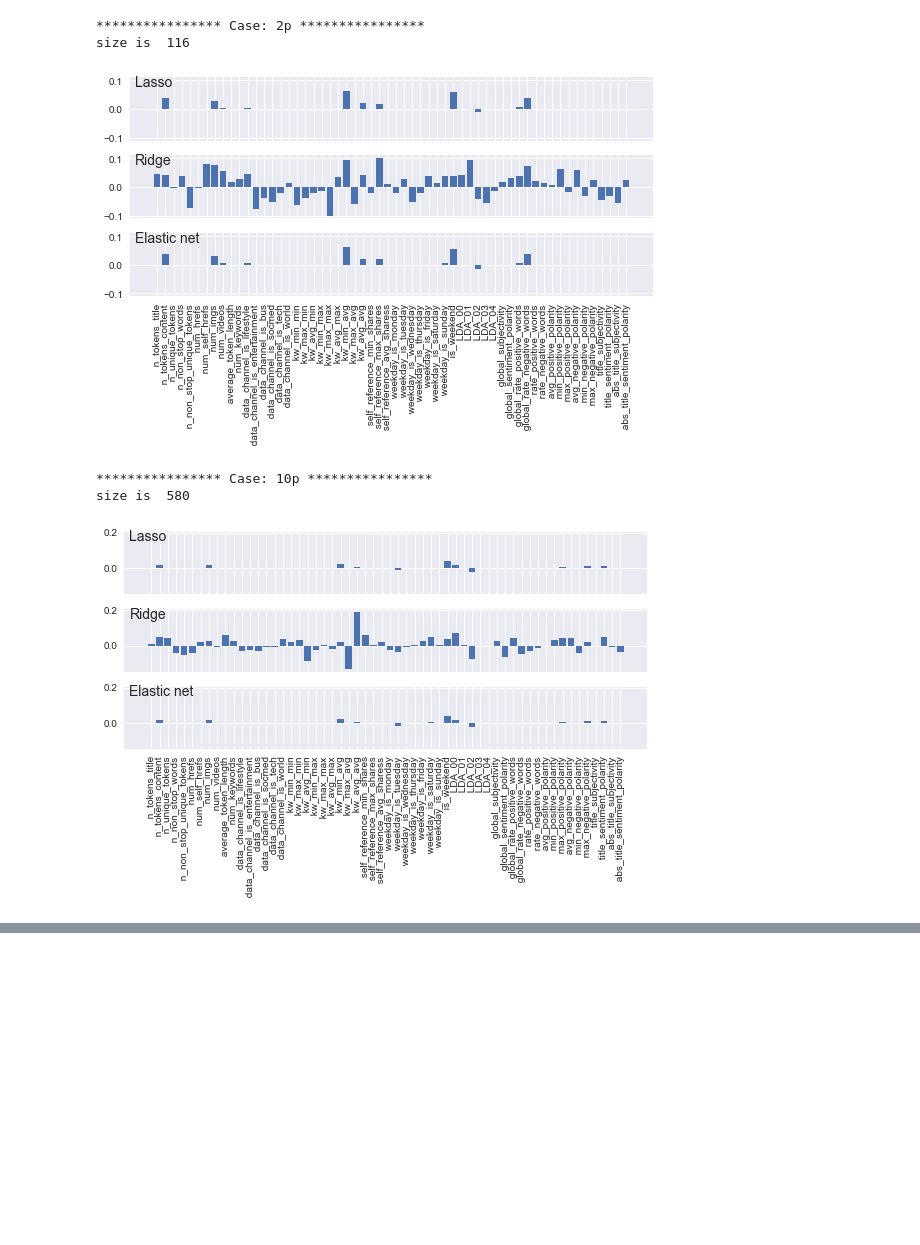
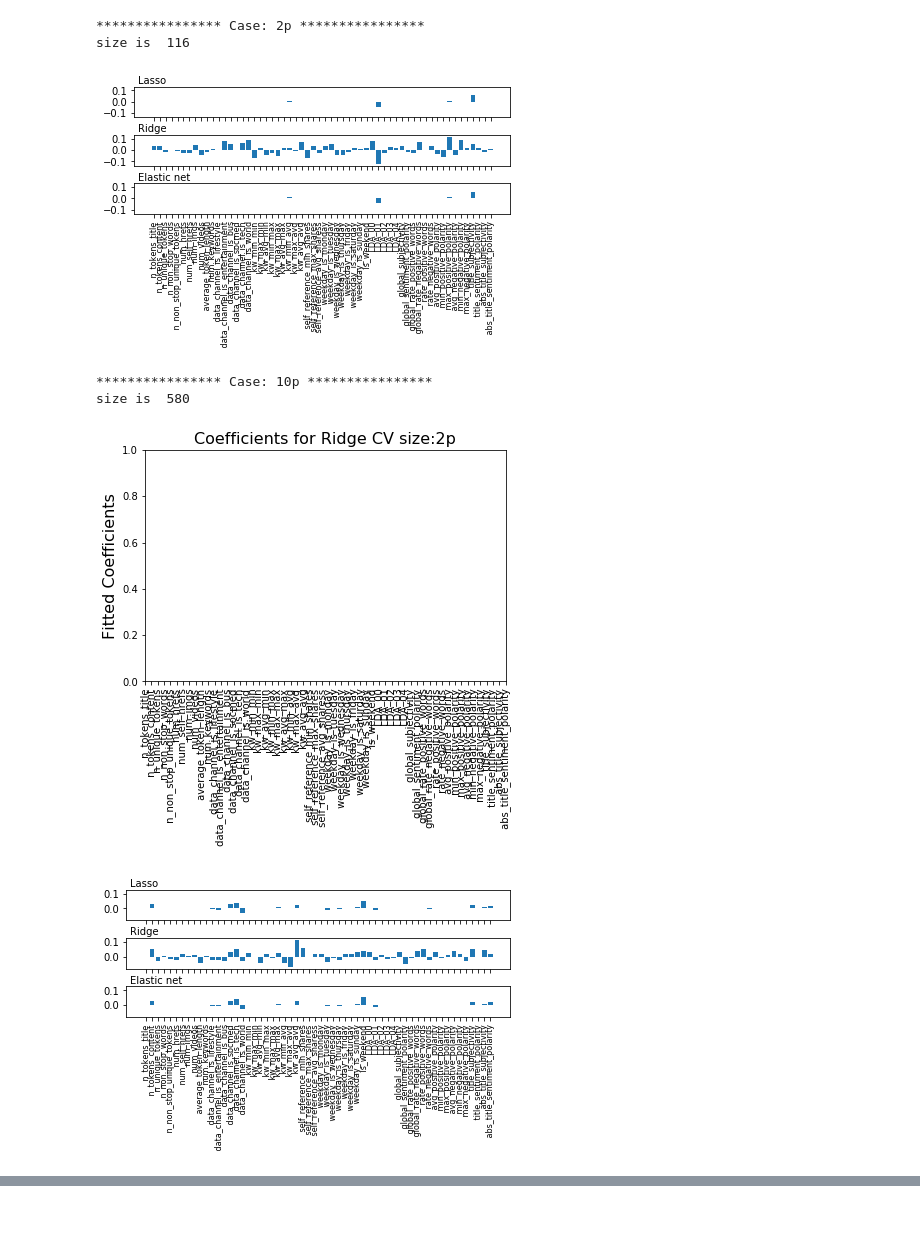
Before and after one commit to ashukla02/online-news-popularity-prediction, a Jupyter notebook: 3d.ipynb, the cells around one changed output, grey strips where cells are left out. Saved outputs shown, nothing was run; the diff lists cells and outputs as text; code cells hidden in the pictures; blank space fills up the shorter version.

Commit message:
updated 3d to take entire dataset

```diff
--- a/3d.ipynb
+++ b/3d.ipynb
@@ -26,10 +26,10 @@ from sklearn.svm import SVC
 from IPython.display import HTML
 from IPython.display import display
 # %%
-fulldata = pd.read_csv('/Users/rigel/Course Docs/Fall-2018/MachineLearning/project/dataset/OnlineNewsPopularity/OnlineNewsPopularity.csv')
-data = fulldata.sample(n=700, random_state = 0)
-data.to_csv(path_or_buf ='/Users/rigel/Course Docs/Fall-2018/MachineLearning/project/dataset/OnlineNewsPopularity/OnlineNewsPopularitysample.csv' )
-data = data.drop(['url',' timedelta'],axis = 1)
+fulldata = pd.read_csv('OnlineNewsPopularity.csv')
+#data = fulldata.sample(n=700, random_state = 0)
+#data.to_csv(path_or_buf ='/Users/rigel/Course Docs/Fall-2018/MachineLearning/project/dataset/OnlineNewsPopularity/OnlineNewsPopularitysample.csv' )
+data = fulldata.drop(['url',' timedelta'],axis = 1)
 std_data = data.copy()
 for column in data.columns:
         if column!=' shares':
@@ -69,13 +70,13 @@ def lassocv(size,x_train, y_train, x_test):
     xlabels = list(x_train)
     return xlabels, list(clf.coef_)
 
-#     plt.bar(range(len(xlabels)), list(clf.coef_))
-#     plt.ylabel('Fitted Coefficients', fontsize=16)
-#     plt.xticks(range(len(xlabels)),xlabels, rotation='vertical', fontsize= 10)
-#     plt.title('Coefficients for LassoCV size:'+str(n_learn_size), fontsize= 16)
-#     plt.tight_layout()
-#     plt.savefig ("laaso-"+size+".png", dpi = 1200,pad_inches = 0)
-#     plt.show()
+    plt.bar(range(len(xlabels)), list(clf.coef_))
+    plt.ylabel('Fitted Coefficients', fontsize=12)
+    plt.xticks(range(len(xlabels)),xlabels, rotation='vertical', fontsize= 8)
+    plt.title('Coefficients for LassoCV size:'+str(n_learn_size), fontsize= 12)
+    plt.tight_layout()
+    plt.savefig ("laaso-"+size+".png", dpi = 1200,pad_inches = 0)
+    plt.show()
 
 def elastic_netcv(size,x_train, y_train, x_test):
 
@@ -84,13 +85,13 @@ def elastic_netcv(size,x_train, y_train, x_test):
     xlabels = list(x_train)
     return xlabels, list(clf.coef_)
 
-#     plt.bar(range(len(xlabels)), list(clf.coef_))
-#     plt.ylabel('Fitted Coefficients', fontsize=16)
-#     plt.xticks(range(len(xlabels)),xlabels, rotation='vertical', fontsize= 10)
-#     plt.title('Coefficients for Elastic Net size:'+str(n_learn_size), fontsize= 16)
-#     plt.tight_layout()
-#     plt.savefig ("elasticnet-"+size+".png", dpi = 1200,pad_inches = 0)
-#     plt.show()
+    plt.bar(range(len(xlabels)), list(clf.coef_))
+    plt.ylabel('Fitted Coefficients', fontsize=16)
+    plt.xticks(range(len(xlabels)),xlabels, rotation='vertical', fontsize= 10)
+    plt.title('Coefficients for Elastic Net size:'+str(n_learn_size), fontsize= 16)
+    plt.tight_layout()
+    plt.savefig ("elasticnet-"+size+".png", dpi = 1200,pad_inches = 0)
+    plt.show()
 
 def ridgecv(size,x_train, y_train, x_test):
     clf = RidgeCV()
@@ -98,52 +99,53 @@ def ridgecv(size,x_train, y_train, x_test):
     xlabels = list(x_train)
     return xlabels, list(clf.coef_)
 
-#     plt.bar(range(len(xlabels)), list(clf.coef_))
-#     plt.ylabel('Fitted Coefficients', fontsize=16)
-#     plt.xticks(range(len(xlabels)),xlabels, rotation='vertical', fontsize= 10)
-#     plt.title('Coefficients for Ridge CV size:'+str(n_learn_size), fontsize= 16)
-#     plt.tight_layout()
-#     plt.savefig ("ridgecv-"+size+".png", dpi = 1200,pad_inches = 0)
-#     plt.show()
+    plt.bar(range(len(xlabels)), list(clf.coef_))
+    plt.ylabel('Fitted Coefficients', fontsize=16)
+    plt.xticks(range(len(xlabels)),xlabels, rotation='vertical', fontsize= 10)
+    plt.title('Coefficients for Ridge CV size:'+str(n_learn_size), fontsize= 16)
+    plt.tight_layout()
+    plt.savefig ("ridgecv-"+size+".png", dpi = 1200,pad_inches = 0)
+    plt.show()
 
 
 for n_learn_size in n_learn:
     print("**************** Case: " +str(n_learn_size),"****************")
     #print ("n_learn case is: ", n_learn_size)
     size = n_learn[n_learn_size]
     print ("size is ", size)
     train_set, test_set = train_test_split(std_data, train_size=1.0*size/n_total, random_state=99)
     X_train = train_set.loc[:,:' abs_title_sentiment_polarity']
     Y_train = train_set.loc[:,' popularity']
     X_test = test_set.loc[:,:' abs_title_sentiment_polarity']
     Y_test = test_set.loc[:,' popularity']
     xlabels, lasso_coefs = lassocv(n_learn_size,X_train,Y_train,X_test)
     xlabels, elasticnet_coefs = elastic_netcv(n_learn_size,X_train,Y_train,X_test)
     xlabels, ridge_coefs = ridgecv(n_learn_size,X_train,Y_train,X_test)
 
     f, (ax1, ax2, ax3) = plt.subplots(3, sharex=True, sharey=True)
     ax1.bar(range(len(xlabels)), lasso_coefs)
-    ax1.text(0.01, 0.85, "Lasso", size=14, transform=ax1.transAxes)
+    ax1.text(0.01, 1.1, "Lasso", size=10, transform=ax1.transAxes)
     ax2.bar(range(len(xlabels)), ridge_coefs)
-    ax2.text(0.01, 0.85, "Ridge", size=14, transform=ax2.transAxes)
+    ax2.text(0.01, 1.1, "Ridge", size=10, transform=ax2.transAxes)
     ax3.bar(range(len(xlabels)), elasticnet_coefs)
-    ax3.text(0.01, 0.85, "Elastic net", size=14, transform=ax3.transAxes)
+    ax3.text(0.01, 1.1, "Elastic net", size=10, transform=ax3.transAxes)
     ax3.set_xticks(range(len(xlabels)))
-    ax3.set_xticklabels(xlabels, rotation='vertical', fontsize= 10)
+    ax3.set_xticklabels(xlabels, rotation='vertical', fontsize= 8)
 
     f.subplots_adjust(hspace=0.05)
     plt.tight_layout()
     plt.savefig (n_learn_size+".png", dpi = 1200,pad_inches = 0)
     plt.show()
 
-#     plt.ylabel('Fitted Coefficients', fontsize=16)
-#     plt.title('Coefficients for Ridge CV size:'+str(n_learn_size), fontsize= 16)
-#     plt.tight_layout()
-#     plt.xticks(range(len(xlabels)),xlabels, rotation='vertical', fontsize= 10)
+    plt.ylabel('Fitted Coefficients', fontsize=16)
+    plt.title('Coefficients for Ridge CV size:'+str(n_learn_size), fontsize= 16)
+    plt.tight_layout()
+    plt.xticks(range(len(xlabels)),xlabels, rotation='vertical', fontsize= 10)
 # %% [output]
 **************** Case: 2p ****************
 size is  116
-[figure, old version]
+[figure, new version]
 **************** Case: 10p ****************
 size is  580
-[figure, old version]
+[figure, new version]
+[figure, added]
@@ -149,0 +153,2 @@ size is  580
+# %% [markdown]
+#
```
Also changed, not shown: parts of 3 cells of this notebook, 2 other files.
